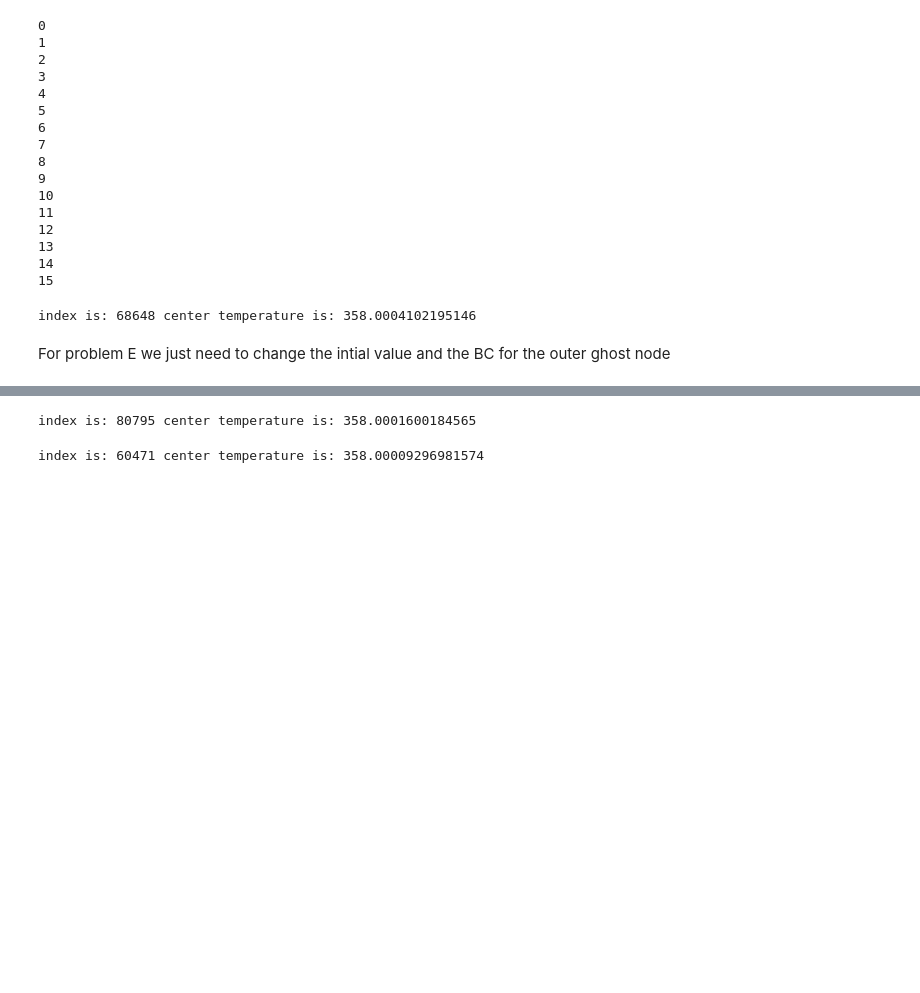
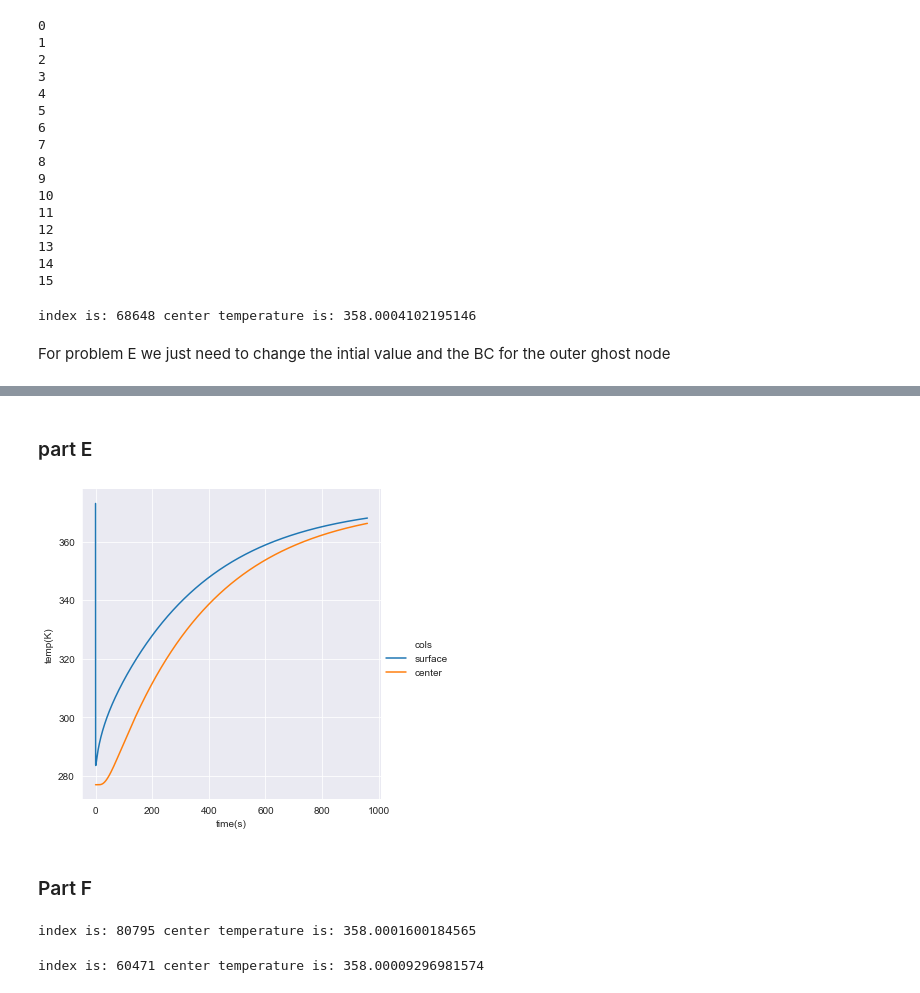
Before and after one commit to jmox0351/heat_and_mass_project, a Jupyter notebook: Mini_project_veggie_Moxley_Leon.ipynb, the cells around one changed output, grey strips where cells are left out. Saved outputs shown, nothing was run; the diff lists cells and outputs as text; code cells hidden in the pictures; blank space fills up the shorter version.

```diff
--- a/Mini_project_veggie_Moxley_Leon.ipynb
+++ b/Mini_project_veggie_Moxley_Leon.ipynb
@@ -106,3 +121,16 @@ For problem E we just need to change the intial value and the BC for the outer g
+# %% [markdown]
+### part E
+# %%
+time = np.linspace(0,16*60,96001)
+df2 = pd.DataFrame({'time(s)':time, 'surface':data.iloc[:,0], 'center':data.iloc[:,-1]})
+df2 = df2.melt('time(s)', var_name = 'cols', value_name = 'temp(K)')
+sns.set_style('darkgrid')
+g = sns.relplot(data = df2, x = 'time(s)', y = 'temp(K)', hue = 'cols', kind = 'line')
+plt.show()
+# %% [output]
+[figure, added]
+# %% [markdown]
+### Part F
 # %%
 def timeStepBoulder(previous, alpha, deltaT, deltaR, radius):
     leftShift = previous[1:] #This is done in vector notation so that we can run it in parellel to make the best use of LAPACK
```
Also changed, not shown: parts of 5 cells of this notebook.
